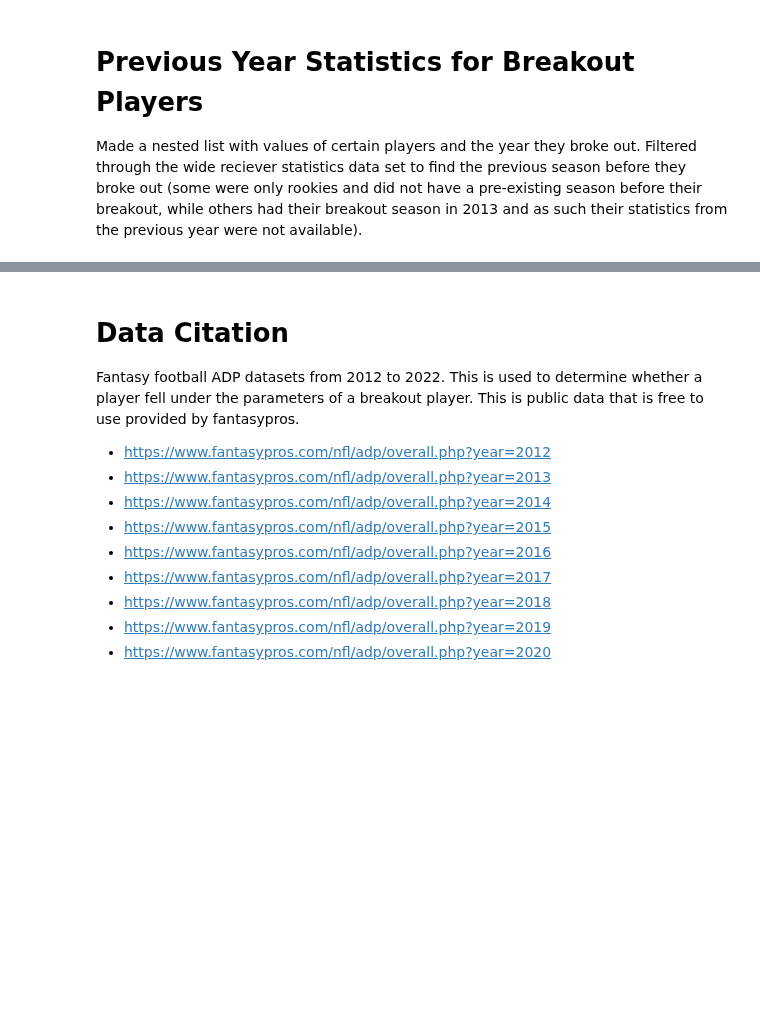
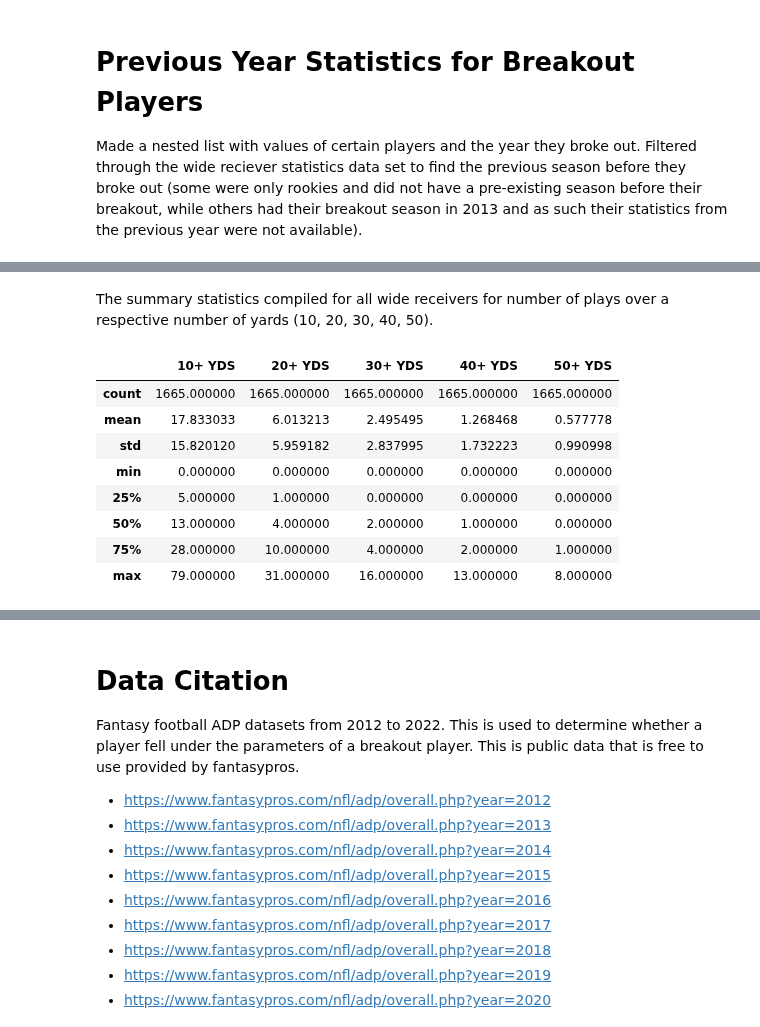
Before and after one commit to jjz62/info2950group, a Jupyter notebook: data_notebook.ipynb, the cells around one changed output, grey strips where cells are left out. Cells and saved outputs as stored; diff of their text form; code cells hidden in the pictures; blank space fills up the shorter version.

```diff
--- a/data_notebook.ipynb
+++ b/data_notebook.ipynb
@@ -262,0 +267,15 @@ TypeError: can only concatenate str (not "int") to str
+# %% [markdown]
+The summary statistics compiled for all wide receivers for number of plays over a respective number of yards (10, 20, 30, 40, 50).
+# %%
+overall_summary_bigplays = wr_table[["10+ YDS", "20+ YDS", "30+ YDS", "40+ YDS", "50+ YDS"]].describe()
+overall_summary_bigplays
+# %% [output]
+|  | 10+ YDS | 20+ YDS | 30+ YDS | 40+ YDS | 50+ YDS |
+| count | 1665.000000 | 1665.000000 | 1665.000000 | 1665.000000 | 1665.000000 |
+| mean | 17.833033 | 6.013213 | 2.495495 | 1.268468 | 0.577778 |
+| std | 15.820120 | 5.959182 | 2.837995 | 1.732223 | 0.990998 |
+| min | 0.000000 | 0.000000 | 0.000000 | 0.000000 | 0.000000 |
+| 25% | 5.000000 | 1.000000 | 0.000000 | 0.000000 | 0.000000 |
+| 50% | 13.000000 | 4.000000 | 2.000000 | 1.000000 | 0.000000 |
+| 75% | 28.000000 | 10.000000 | 4.000000 | 2.000000 | 1.000000 |
+| max | 79.000000 | 31.000000 | 16.000000 | 13.000000 | 8.000000 |
```
Also changed, not shown: parts of 6 cells of this notebook.
